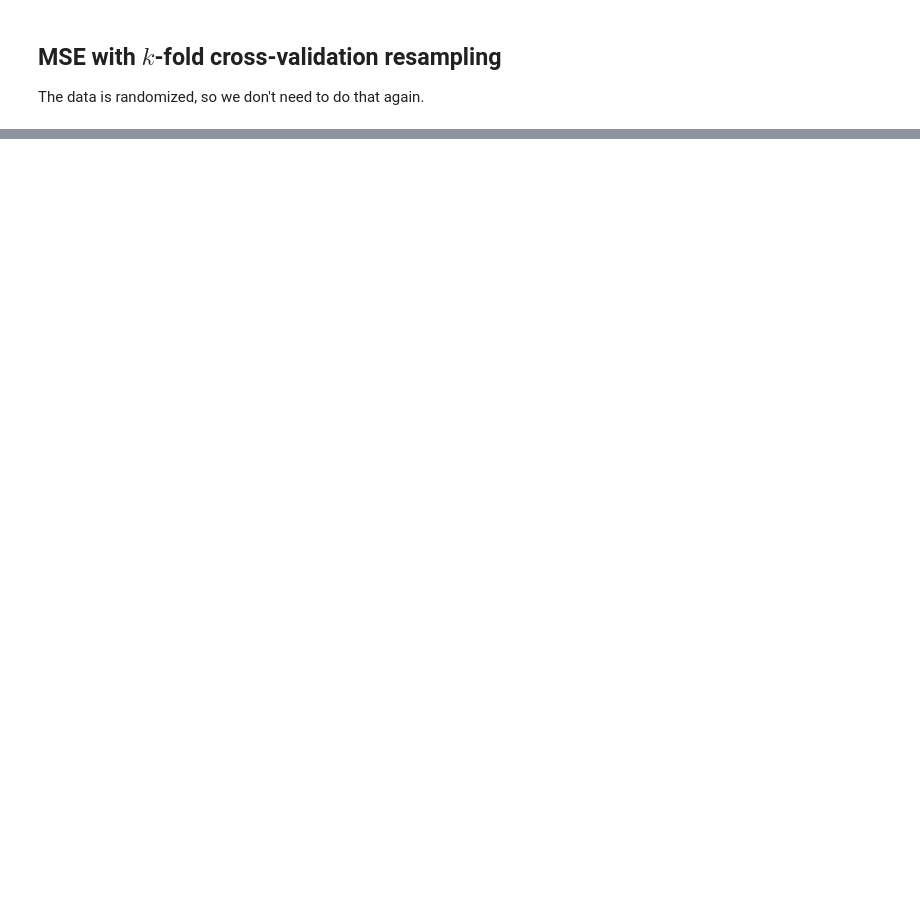
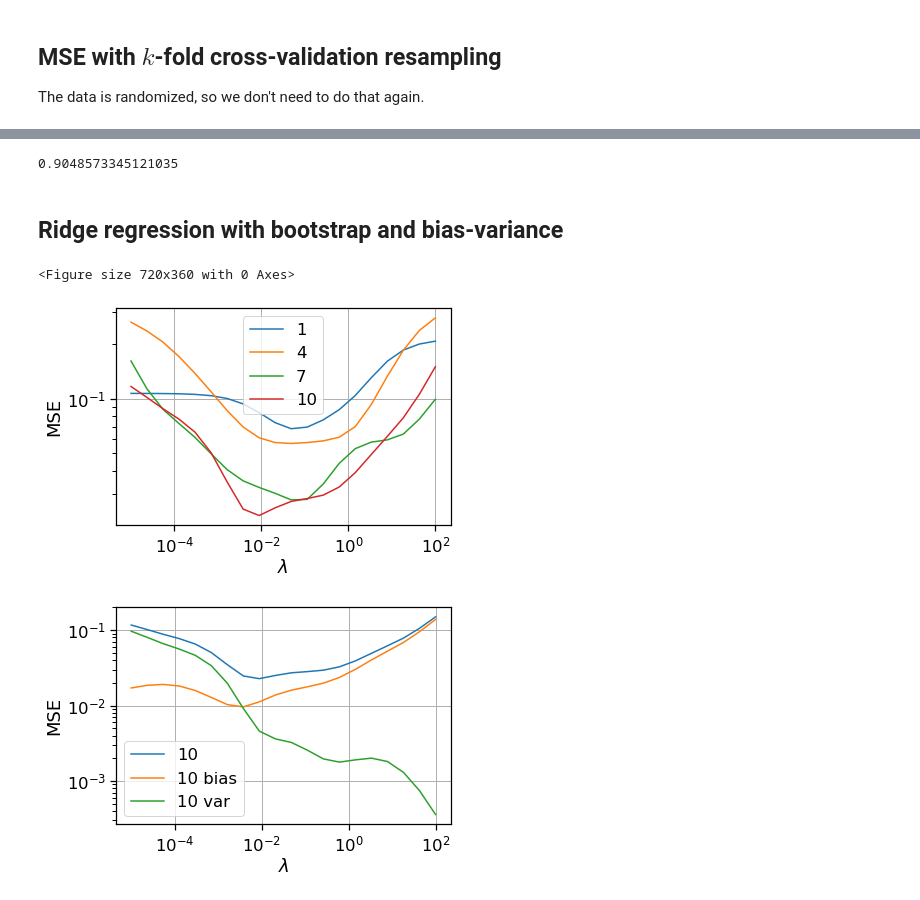
Before and after one commit to fonstelien/FYS-STK4155, a Jupyter notebook: project1/project1.ipynb, the cells around one changed output, grey strips where cells are left out. Cells and saved outputs as stored; diff of their text form; code cells hidden in the pictures; blank space fills up the shorter version.

```diff
--- a/project1/project1.ipynb
+++ b/project1/project1.ipynb
@@ -200,0 +196,6 @@ plt.show()
+# %%
+1 - np.min(k_mse_df["mse test"])/np.mean(sum((z - np.mean(z))**2)/len(z))
+# %% [output]
+0.9048573345121035
+# %% [markdown]
+## Ridge regression with bootstrap and bias-variance
@@ -201 +253,17 @@ plt.show()
+# %%
+ax = test_df.plot(x="lambda", y=pns, logy=True, logx=True)
+ax.set_xlabel("$\lambda$")
+ax.set_ylabel("MSE")
+ax.grid(True)
+
+ax = test_df.plot(x="lambda", y=[k:=10, f"{k} bias", f"{k} var"], logy=True, logx=True)
+ax.set_xlabel("$\lambda$")
+ax.set_ylabel("MSE")
+ax.grid(True)
+
+plt.show()
+# %% [output]
+<Figure size 720x360 with 0 Axes>
+[figure, added]
+[figure, added]
 # %% [markdown]
```
Also changed, not shown: parts of 15 cells of this notebook.
